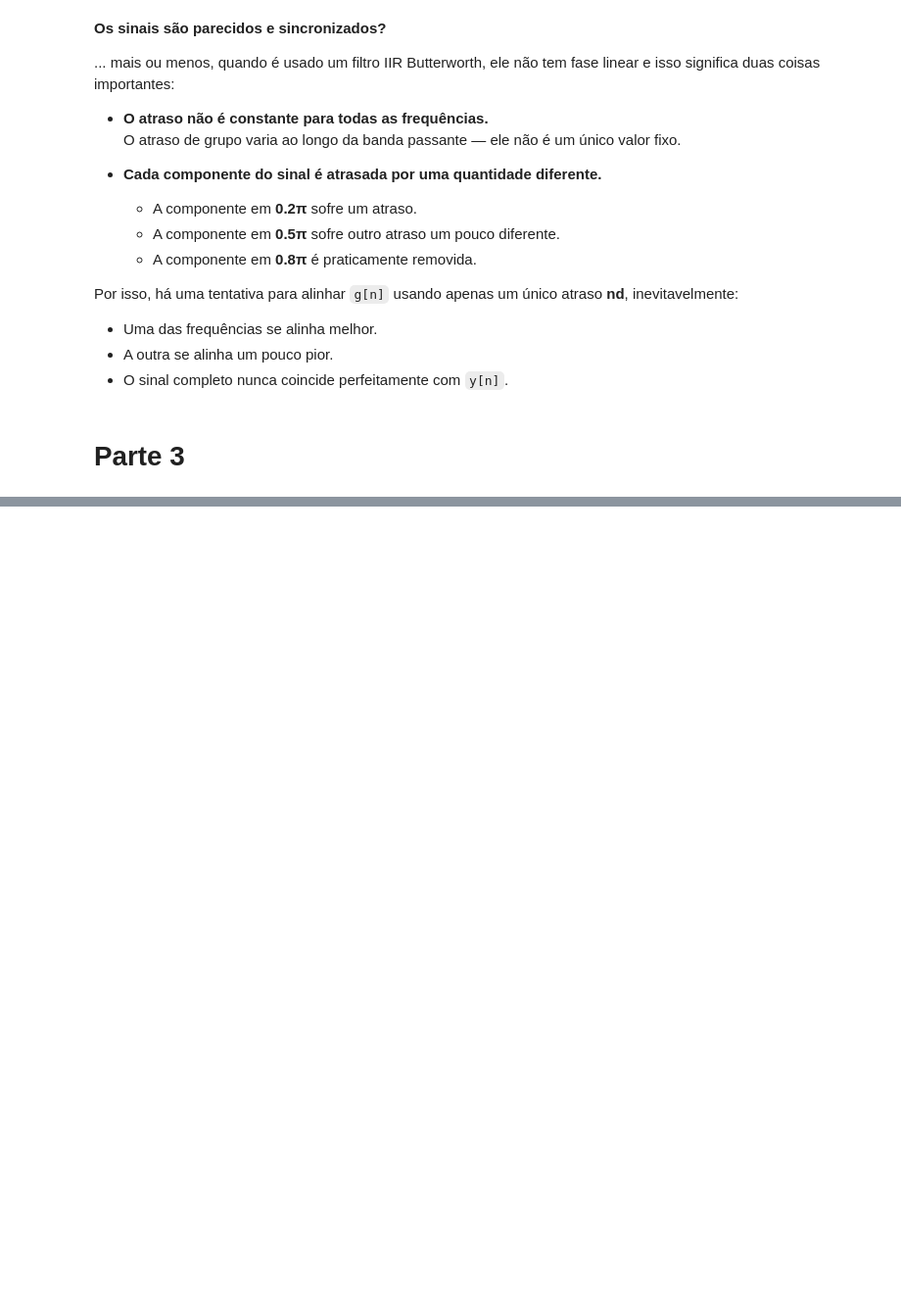
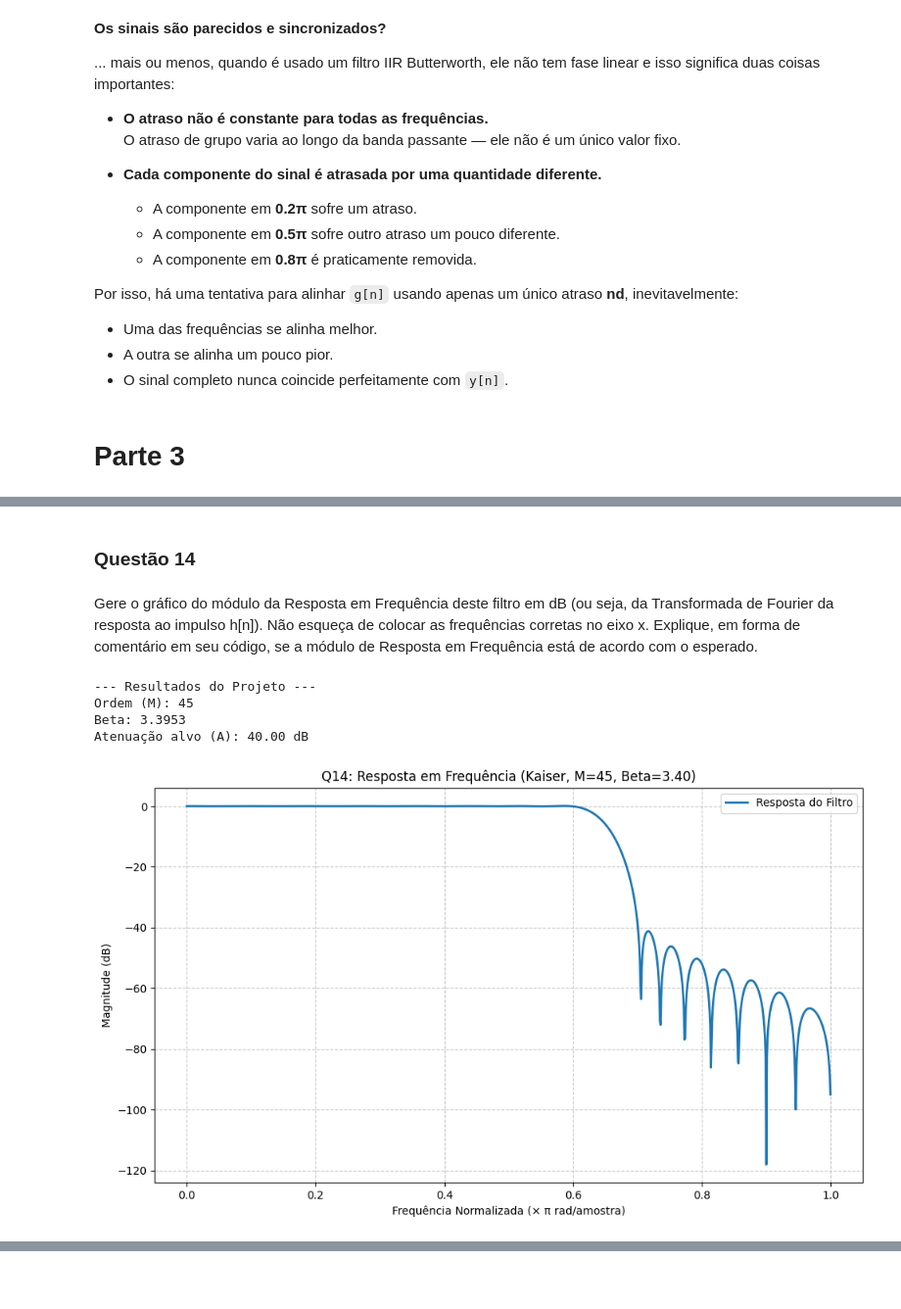
Before and after one commit to Miguel-Edson/Processamento_Digital_de_Sinais, a Jupyter notebook: Miguel_Edson_Ramos_Lima.ipynb, the cells around one changed output, grey strips where cells are left out. Shown at 98% size. Saved outputs shown, nothing was run; the diff lists cells and outputs as text; code cells hidden in the pictures; blank space fills up the shorter version.

```diff
--- a/Miguel_Edson_Ramos_Lima.ipynb
+++ b/Miguel_Edson_Ramos_Lima.ipynb
@@ -479,0 +653,44 @@ Por isso, há uma tentativa para alinhar `g[n]` usando apenas um único atraso *
+# %% [markdown]
+### Questão 14
+# %% [markdown]
+Gere o gráfico do módulo da Resposta em Frequência deste filtro em dB (ou seja, da Transformada de Fourier da resposta ao impulso h[n]). Não esqueça de colocar as frequências corretas no eixo x. Explique, em forma de comentário em seu código, se a módulo de  Resposta em Frequência está de acordo com o esperado.
+# %%
+# 1. Definição dos Parâmetros de Entrada
+wp_in = 0.6 * np.pi
+ws_in = 0.7 * np.pi
+d1_in = 0.01
+d2_in = 0.05
+
+# 2. Chamada da Função (Resolve a Q13 automaticamente aqui)
+h, M, beta, A, wc, alpha = projetar_filtro_kaiser(wp_in, ws_in, d1_in, d2_in)
+
+print(f"--- Resultados do Projeto ---")
+print(f"Ordem (M): {M}")
+print(f"Beta: {beta:.4f}")
+print(f"Atenuação alvo (A): {A:.2f} dB")
+
+# 3. Análise em Frequência
+Nfft = 2048
+H = fft(h, Nfft)
+H_mag = np.abs(H[:Nfft // 2])
+Hdb = 20 * np.log10(H_mag + 1e-12)
+w = np.linspace(0, np.pi, Nfft // 2)
+# %% [output]
+--- Resultados do Projeto ---
+Ordem (M): 45
+Beta: 3.3953
+Atenuação alvo (A): 40.00 dB
+# %%
+# Plotagem
+
+plt.figure(figsize=(10, 6))
+plt.plot(w / np.pi, Hdb, linewidth=2, label='Resposta do Filtro')
+plt.title(f"Q14: Resposta em Frequência (Kaiser, M={M}, Beta={beta:.2f})")
+plt.xlabel("Frequência Normalizada (× π rad/amostra)")
+plt.ylabel("Magnitude (dB)")
+plt.legend()
+plt.grid(True, which='both', linestyle='--', alpha=0.7)
+plt.tight_layout()
+plt.show()
+# %% [output]
+[figure, added]
```
Also changed, not shown: parts of 28 cells of this notebook.
